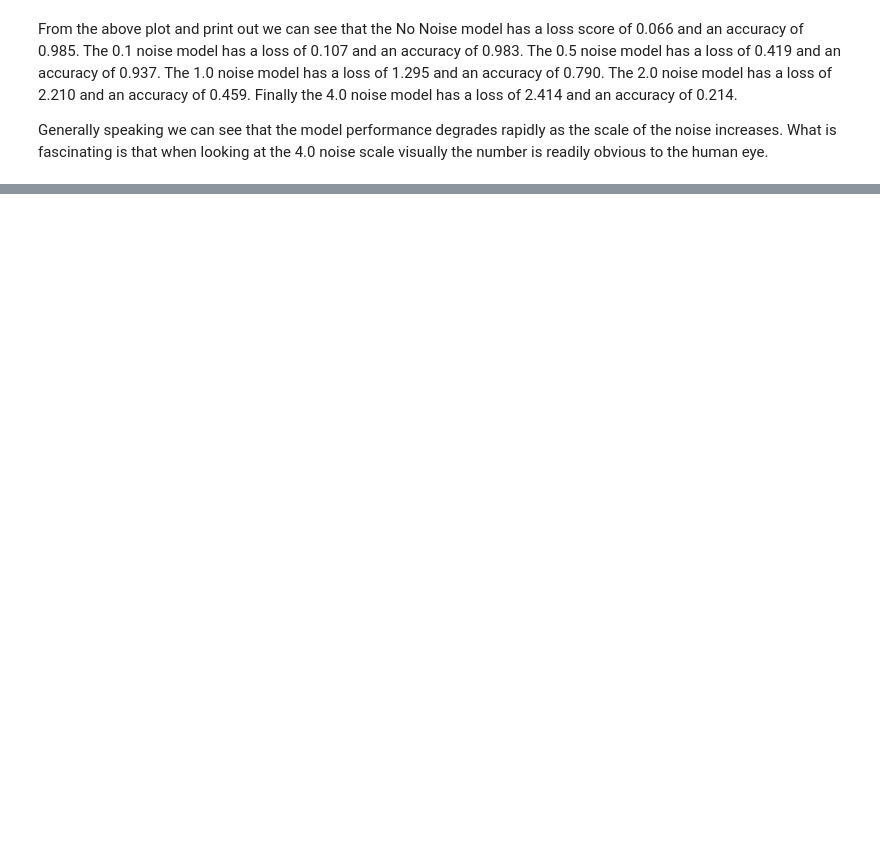
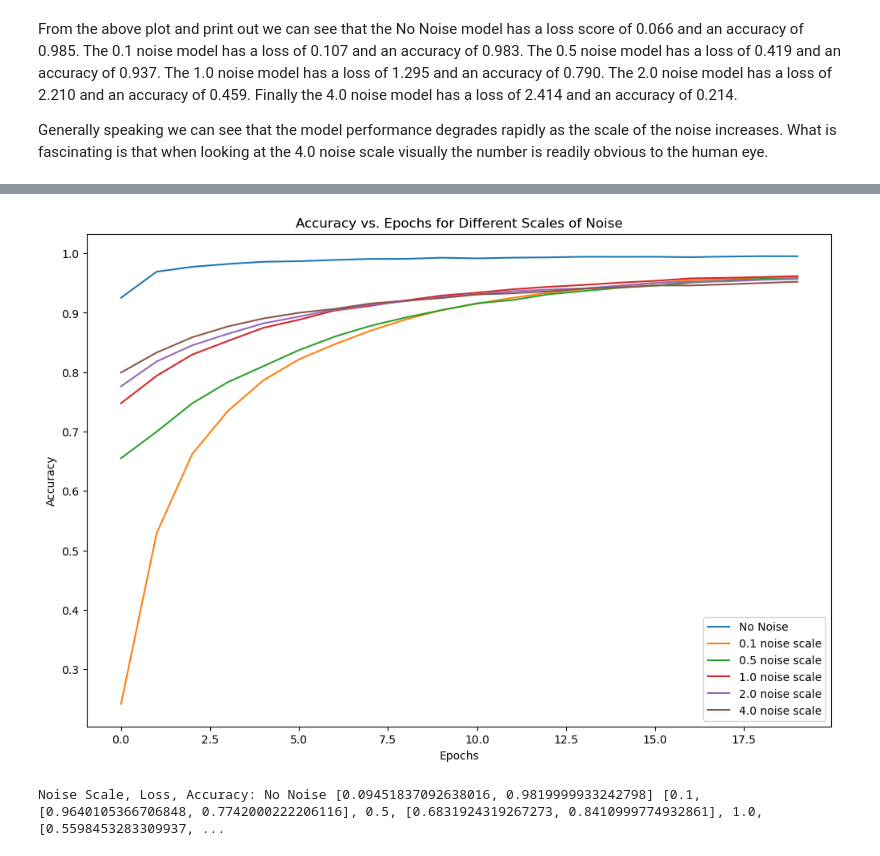
Before and after one commit to VECKT-0R/mlnn_personal, a Jupyter notebook: SU23 Week 10/asnmt_bowman.ipynb, the cells around one changed output, grey strips where cells are left out. Cells and saved outputs as stored; diff of their text form; code cells hidden in the pictures; blank space fills up the shorter version.

```diff
--- a/SU23 Week 10/asnmt_bowman.ipynb
+++ b/SU23 Week 10/asnmt_bowman.ipynb
@@ -234,3 +255,77 @@ Noise Scale, Loss, Accuracy: No Noise [0.06582216173410416, 0.9854000210762024]
 From the above plot and print out we can see that the No Noise model has a loss score of 0.066 and an accuracy of 0.985. The 0.1 noise model has a loss of 0.107 and an accuracy of 0.983. The 0.5 noise model has a loss of 0.419 and an accuracy of 0.937. The 1.0 noise model has a loss of 1.295 and an accuracy of 0.790. The 2.0 noise model has a loss of 2.210 and an accuracy of 0.459. Finally the 4.0 noise model has a loss of 2.414 and an accuracy of 0.214.
 
 Generally speaking we can see that the model performance degrades rapidly as the scale of the noise increases. What is fascinating is that when looking at the 4.0 noise scale visually the number is readily obvious to the human eye.
+# %%
+# For Loop of Scales
+
+np.random.seed(7) # Set for reproducibility
+
+# convert class vectors to binary class matrices
+y_train = keras.utils.to_categorical(y_train, num_classes)
+y_test = keras.utils.to_categorical(y_test, num_classes)
+
+scales = [0.1,0.5,1.0,2.0,4.0]
+batch_size = 128
+num_classes = 10
+epochs = 20
+scores = []
+plt.figure(figsize=(12, 8))
+model = Sequential()
+model.add(Dense(512, activation='relu', input_shape=(784,)))
+model.add(Dropout(0.2))
+model.add(Dense(512, activation='relu'))
+model.add(Dropout(0.2))
+model.add(Dense(10, activation='softmax'))
+
+model.compile(loss='categorical_crossentropy',
+              optimizer="adam",
+              metrics=['accuracy'])
+
+history = model.fit(x_train, y_train,
+                    batch_size=batch_size,
+                    epochs=epochs,
+                    verbose=0, # processes faster when not set to verbose
+                    validation_data=(x_test, y_test))
+
+plt.plot(history.history['accuracy'], label='No Noise')
+
+model.summary()
+
+score_baseline = model.evaluate(x_test, y_test, verbose=0)
+
+print(score_baseline)
+
+for scale in scales:
+
+    x_train_noise = x_train * np.random.normal(scale = scale, size = (60000, 784))
+
+    x_test_noise = x_test * np.random.normal(scale = scale, size = (10000, 784))
+
+    model.compile(loss='categorical_crossentropy',
+              optimizer="adam",
+              metrics=['accuracy'])
+
+    history = model.fit(x_train_noise, y_train,
+                    batch_size=batch_size,
+                    epochs=epochs,
+                    verbose=0,
+                    validation_data=(x_test_noise, y_test))
+
+    plt.plot(history.history['accuracy'], label=f'{scale} noise scale')
+
+    model.summary()
+
+    score = model.evaluate(x_test_noise, y_test, verbose=0)
+
+    print(score)
+
+    scores.append(score)
+
+plt.xlabel('Epochs')
+plt.ylabel('Accuracy')
+plt.title('Accuracy vs. Epochs for Different Scales of Noise')
+plt.legend()
+plt.show()
+printout = [item for sublist in zip(scales, scores) for item in sublist]
+print("Noise Scale, Loss, Accuracy:", "No Noise", score_baseline, printout)
+# %% [output]
@@ -236,0 +349,2 @@ Generally speaking we can see that the model performance degrades rapidly as the
+[figure, added]
+Noise Scale, Loss, Accuracy: No Noise [0.09451837092638016, 0.9819999933242798] [0.1, [0.9640105366706848, 0.7742000222206116], 0.5, [0.6831924319267273, 0.8410999774932861], 1.0, [0.5598453283309937, ...
```
Also changed, not shown: parts of 7 cells of this notebook, 2 other files.
